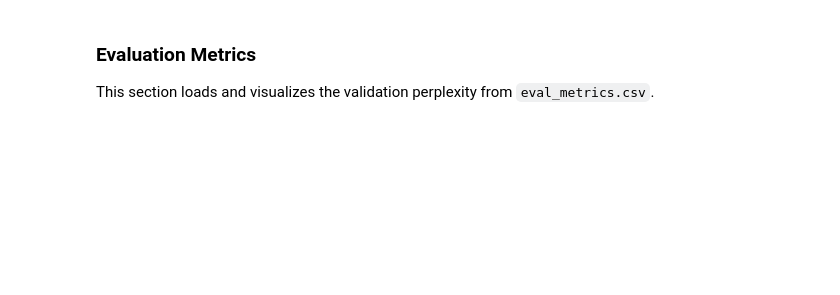
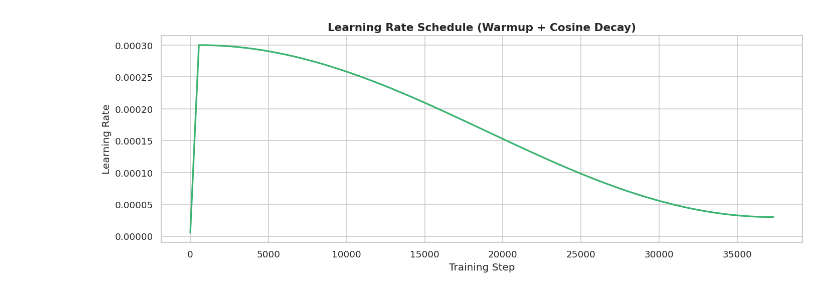
Before and after one commit to ahmed-farhanur-rashid/bangla-gamba, a Jupyter notebook: notebooks/01_training_metrics.ipynb, the cells around one changed output. Cells and saved outputs as stored; diff of their text form; code cells hidden in the pictures; blank space fills up the shorter version.

```diff
--- a/notebooks/01_training_metrics.ipynb
+++ b/notebooks/01_training_metrics.ipynb
@@ -3 +5,13 @@
+# %%
+import os
+import glob
+import warnings
+import pandas as pd
+import matplotlib.pyplot as plt
+import seaborn as sns
+
+warnings.filterwarnings("ignore")
+sns.set_theme(style="whitegrid", palette="muted")
+plt.rcParams['font.sans-serif'] = 'DejaVu Sans'
+plt.rcParams['figure.dpi'] = 120
 # %% [markdown]
@@ -25,10 +65,11 @@ else:
 # %%
-# Plot Training Loss vs Step
-if 'step' in df.columns and 'loss' in df.columns:
-    plt.figure(figsize=(10, 5))
-    sns.lineplot(data=df, x='step', y='loss', color='royalblue', linewidth=1.5)
-    plt.title("Training Loss Curve", fontsize=14, fontweight='bold')
-    plt.xlabel("Step", fontsize=12)
-    plt.ylabel("Loss", fontsize=12)
+if 'step' in df.columns and 'lr_adamw' in df.columns:
+    fig, ax = plt.subplots(figsize=(12, 4.5))
+    sns.lineplot(data=df, x='step', y='lr_adamw', color='mediumseagreen', linewidth=2, ax=ax)
+    ax.set_title("Learning Rate Schedule (Warmup + Cosine Decay)", fontsize=13, fontweight='bold')
+    ax.set_xlabel("Training Step")
+    ax.set_ylabel("Learning Rate")
     plt.tight_layout()
     plt.show()
+# %% [output]
+[figure, added]
@@ -58,3 +75,0 @@ if 'step' in df.columns and 'lr_adamw' in df.columns:
-# %% [markdown]
-### Evaluation Metrics
-This section loads and visualizes the validation perplexity from `eval_metrics.csv`.
```
Also changed, not shown: parts of 12 cells of this notebook, 3 other files.
